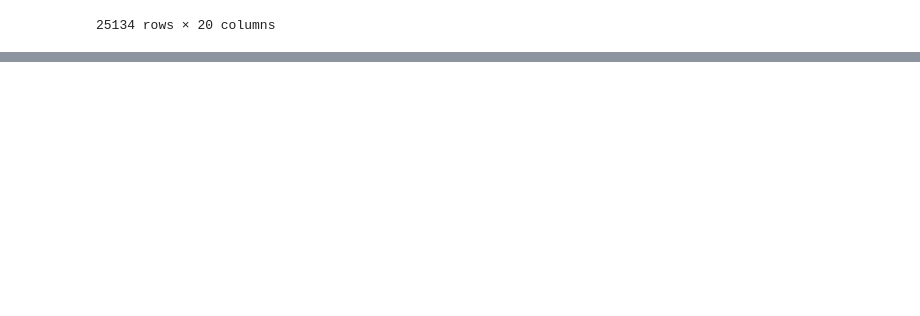
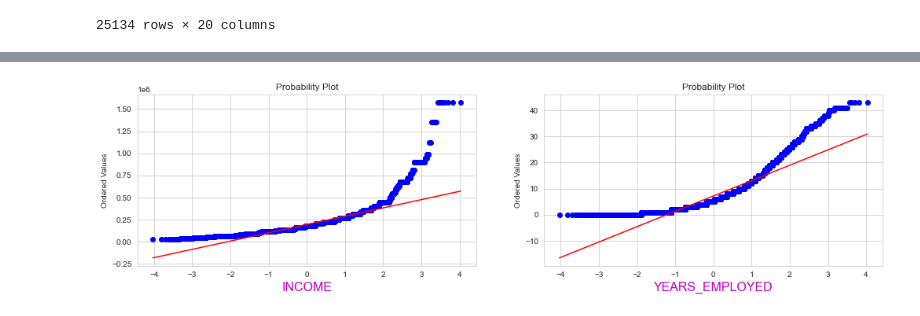
Before and after one commit to Pehu2906/Imbalanced-Data-Analysis, a Jupyter notebook: Credit Card Fraud Detection/Analysis & Pre Processing.ipynb, the cells around one changed output, grey strips where cells are left out. Drawn from its saved outputs; the diff is of its cells as text; code cells hidden in the pictures; blank space fills up the shorter version.

```diff
--- a/Credit Card Fraud Detection/Analysis & Pre Processing.ipynb
+++ b/Credit Card Fraud Detection/Analysis & Pre Processing.ipynb
@@ -32,0 +185,15 @@ data
+# %%
+#income and years_employed have outliers
+plt.figure(figsize=(17,4))
+
+plt.subplot(121)
+res=stats.probplot(data.INCOME,plot=plt,dist="norm")
+plt.xlabel("INCOME",fontsize=16,color="m")
+
+plt.subplot(122)
+res=stats.probplot(data.YEARS_EMPLOYED,plot=plt,dist="norm")
+plt.xlabel("YEARS_EMPLOYED",fontsize=16,color="m")
+
+plt.show()
+# %% [output]
+[figure, added]
```
Also changed, not shown: parts of 50 cells of this notebook, 1 other file.
